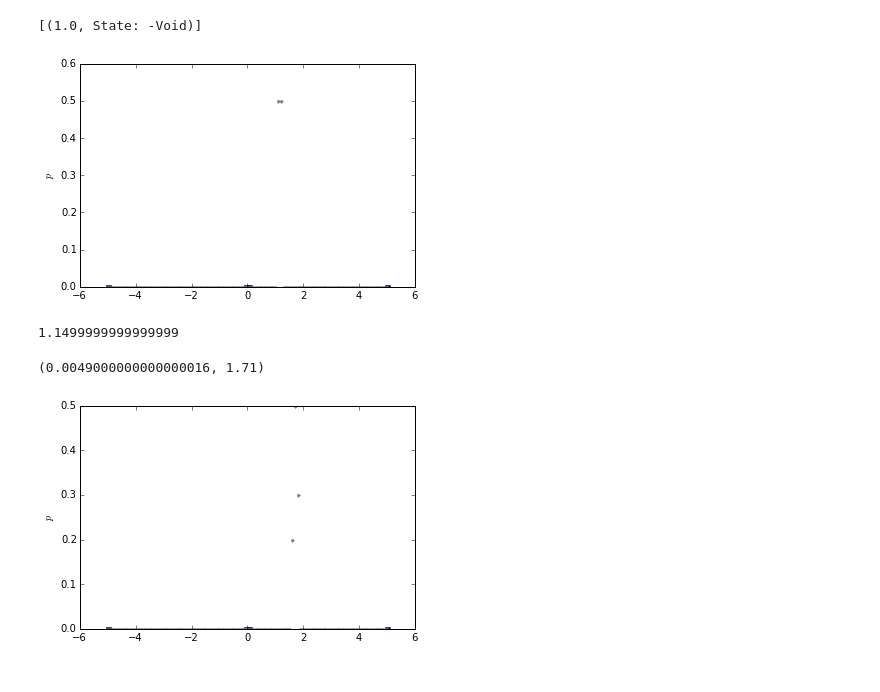
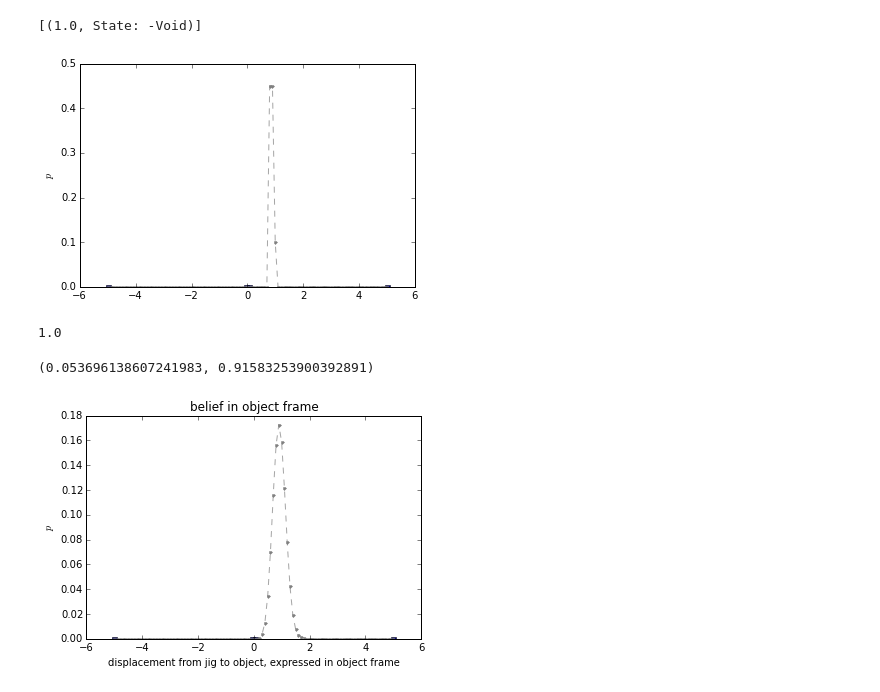
Before and after one commit to goretkin/tactile-pomdp, a Jupyter notebook: 1d-example-jig-object-relative.ipynb, the cells around one changed output. Saved outputs shown, nothing was run; the diff lists cells and outputs as text; code cells hidden in the pictures.

```diff
--- a/1d-example-jig-object-relative.ipynb
+++ b/1d-example-jig-object-relative.ipynb
@@ -336,6 +336,12 @@ class Belief(object):
                 ax.plot(_d*belief.state_space.discretization_free,
                             belief.p[d]['free_metric'],
                             marker=".", **p_metric_kwargs) )
+
+            #draw straight lines between these points. for now, to make it easier to see beliefs.
+            artists.extend(
+                ax.plot(_d*belief.state_space.discretization_free,
+                            belief.p[d]['free_metric'],
+                            marker="", color=p_metric_kwargs['color'], linestyle="--", alpha=0.7) )
         return artists
 
     def metric_mean(self):
@@ -344,7 +350,7 @@ class Belief(object):
         s = self.p[DirectionStateFactor(1)]['free_metric'].sum() + self.p[DirectionStateFactor(-1)]['free_metric'].sum()
         if s == 0:
             raise ValueError("Metric manifold has zero probability")
-        if s>1:
+        if s>1 + 1e-10:
             raise ValueError("Metric manifold had %s>1 probability"%(s))
         return ( np.dot(self.p[DirectionStateFactor(-1)]['free_metric']/s, -self.state_space.discretization_free)+
                  np.dot(self.p[DirectionStateFactor(+1)]['free_metric']/s, self.state_space.discretization_free) )
@@ -443,9 +449,16 @@ class GuardedVelocity(Action):
             xprime = x + dt*self.velocity*state.direction.d
 
             if xprime >= 0:
+                #moving along metric surface. with probability alpha, you are stuck and don't move
+                alpha = 0.1
+
                 affine_combo = state_space.interpolate((xprime, state.direction.d))
                 affine_combo = [(a,Belief(delta=b)) for (a,b) in affine_combo]
-                b = Belief.blend(affine_combo)
+                b_moved = Belief.blend(affine_combo)
+                b_got_stuck = Belief(delta=state)
+
+                b = Belief.blend([(alpha, b_got_stuck),
+                                  (1-alpha, b_moved)])
             else:
                 # made contact
                 # TODO this would activate a guard, probably. and the termination condition would be set
@@ -512,8 +525,8 @@ b = action.propogate_state(state_space.nearest((1.0,1)), dt=0.15)
 ax = setup_belief_plot()
 b.plot(ax);
 # %% [output]
-[figure, old version]
+[figure, new version]
 # %%
-b.metric_mean()
+b.sum()
 # %% [output]
-1.1499999999999999
+1.0
@@ -520,9 +535,22 @@ b.metric_mean()
+# %%
+#uniform-ish belief
+b.p[DirectionStateFactor(1)][ContactStateFactor()] = 1.0
+b.p[DirectionStateFactor(1)][VoidStateFactor()] = 1.0
+b.p[DirectionStateFactor(1)]['free_metric'][:] = 10.0
+b.p[DirectionStateFactor(-1)][ContactStateFactor()] = 1.0
+b.p[DirectionStateFactor(-1)][VoidStateFactor()] = 1.0
+b.p[DirectionStateFactor(-1)]['free_metric'][:] = 10.0
+b.normalize()
 # %%
 action = GuardedVelocity(1.0)
-b = action.propogate_belief(b, dt=0.56)
+for i in range(10):
+    b = action.propogate_belief(b, dt=0.05)
 ax = setup_belief_plot()
 b.plot(ax);
+ax.set_title("belief in object frame")
+ax.set_xlabel("displacement from jig to object, expressed in object frame")
+#ax.semilogy()
 b.metric_variance(), b.metric_mean()
 # %% [output]
-(0.0049000000000000016, 1.71)
+(0.053696138607241983, 0.91583253900392891)
-[figure, old version]
+[figure, new version]
```
Also changed, not shown: parts of 5 cells of this notebook.
